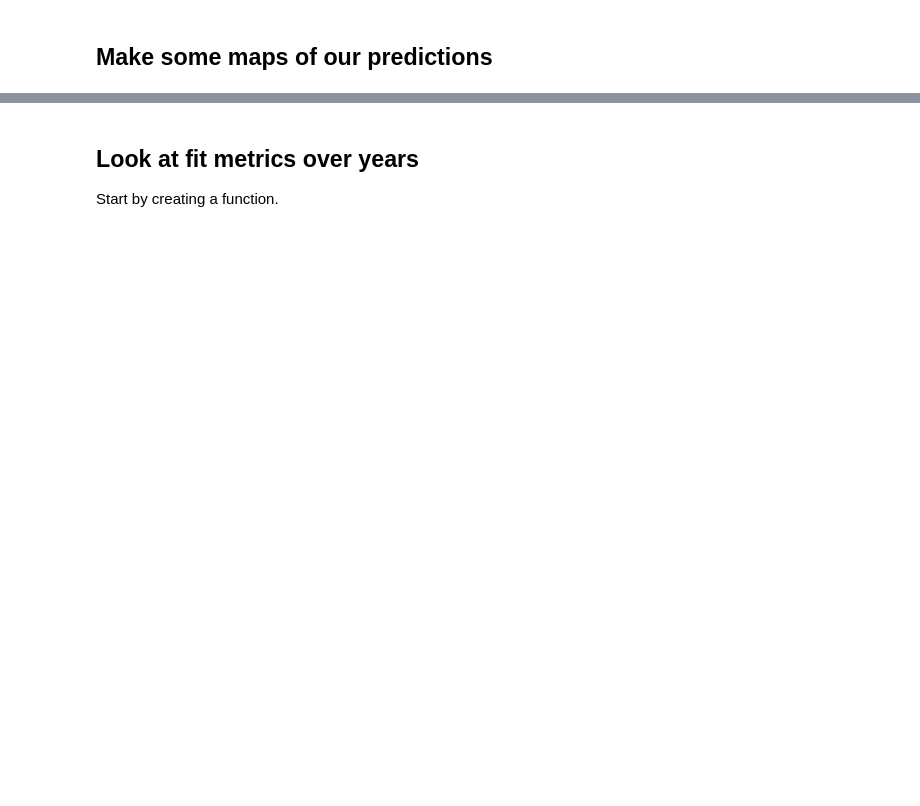
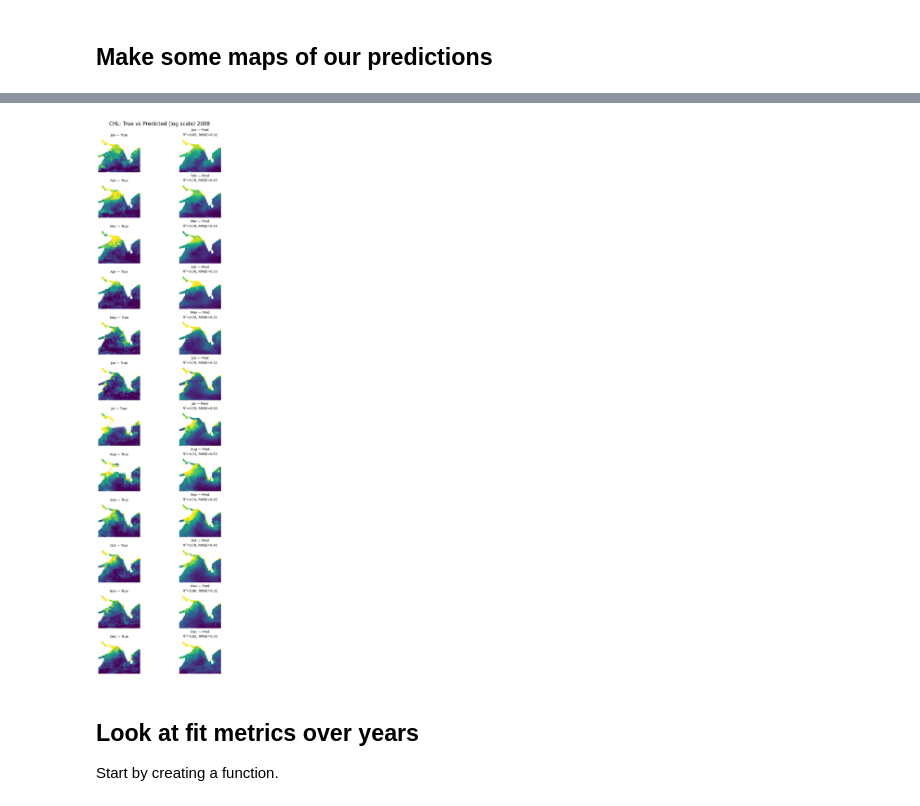
Before and after one commit to ocean-satellite-tools/mind-the-chl-gap, a Jupyter notebook: book/notebooks/CNN_2D.ipynb, the cells around one changed output, grey strips where cells are left out. Cells and saved outputs as stored; diff of their text form; code cells hidden in the pictures; blank space fills up the shorter version.

```diff
--- a/book/notebooks/CNN_2D.ipynb
+++ b/book/notebooks/CNN_2D.ipynb
@@ -525,3 +433,7 @@ plot_true_vs_predicted(dataset, "2010", model, X_mean, X_std, num_var, cat_var)
+# %%
+mu.plot_true_vs_predicted_year(dataset, "2008", model, X_mean, X_std, cnn_num_var, cnn_cat_var, y_var="y")
+# %% [output]
+[figure, added]
 # %% [markdown]
 ## Look at fit metrics over years
 
```
Also changed, not shown: parts of 43 cells of this notebook, 1 other file.
